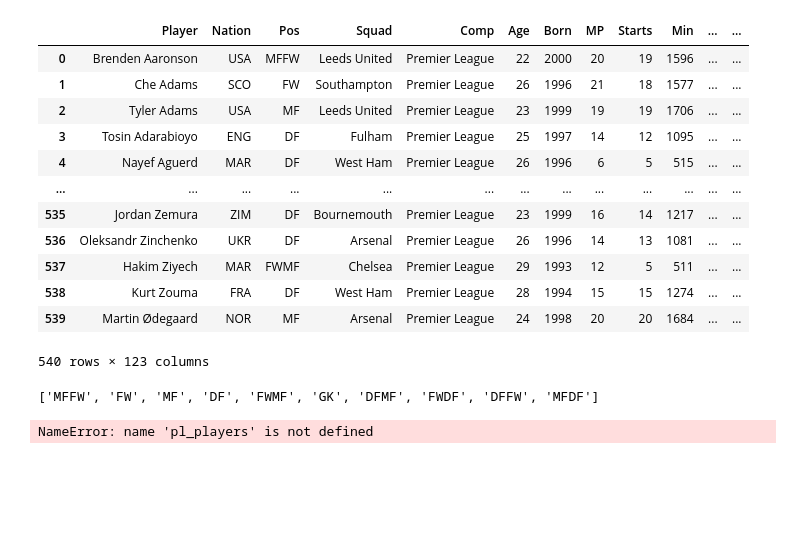
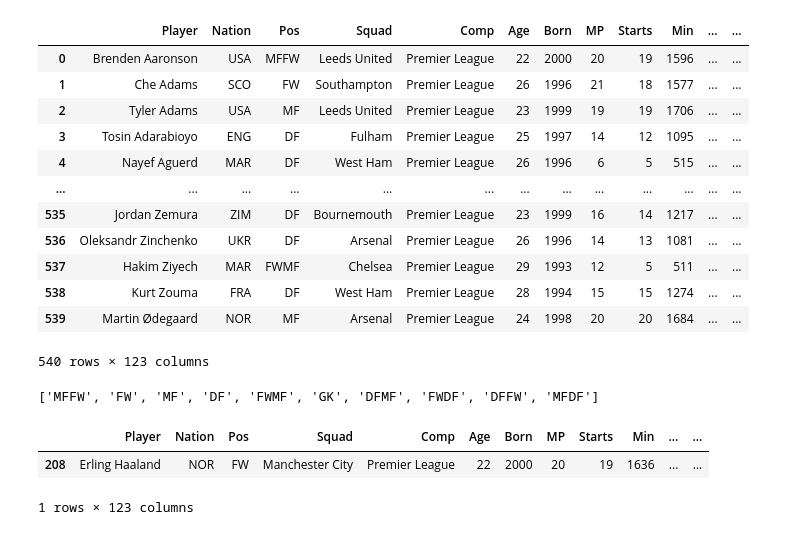
Before and after one commit to srivatsav09/analysing-PL-2022-2023, a Jupyter notebook: FootballPrediction.ipynb, the cells around one changed output. Saved outputs shown, nothing was run; the diff lists cells and outputs as text; code cells hidden in the pictures; blank space fills up the shorter version.

```diff
--- a/FootballPrediction.ipynb
+++ b/FootballPrediction.ipynb
@@ -501,7 +526,9 @@ unique
 # %% [output]
 ['MFFW', 'FW', 'MF', 'DF', 'FWMF', 'GK', 'DFMF', 'FWDF', 'DFFW', 'MFDF']
 # %%
-highest_goal_scorer = pl_players["goals"].max()
+highest_goal_scorer = pl_players[pl_players["Goals"] == 25]
 highest_goal_scorer
 # %% [output]
+|  | Player | Nation | Pos | Squad | Comp | Age | Born | MP | Starts | Min | ... | ... |
+| 208 | Erling Haaland | NOR | FW | Manchester City | Premier League | 22 | 2000 | 20 | 19 | 1636 | ... | ... |
-NameError: name 'pl_players' is not defined
+1 rows × 123 columns
```
Also changed, not shown: parts of 5 cells of this notebook.
